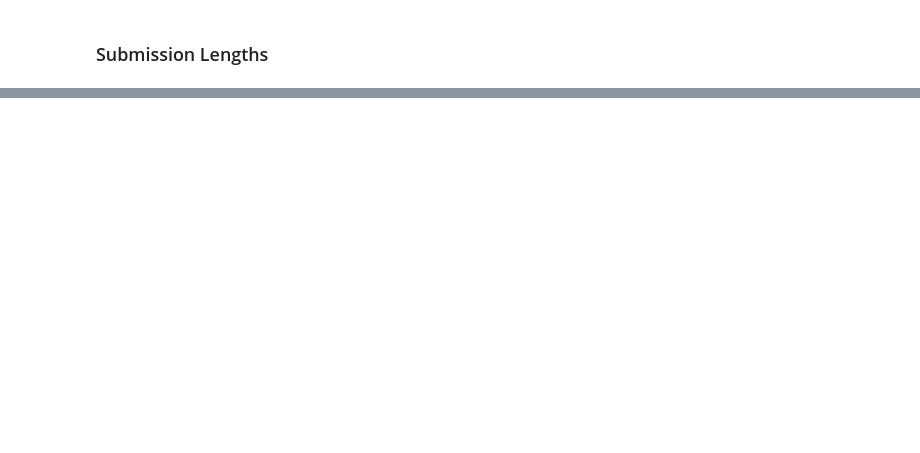
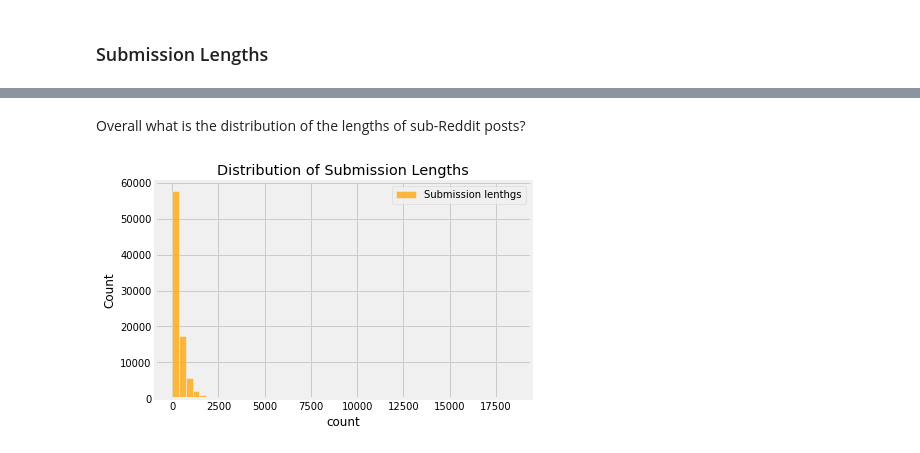
Before and after one commit to eileenhartnett/NLP-DeepLearning-Reddit-Project, a Jupyter notebook: notebooks/step3-EDA.ipynb, the cells around one changed output, grey strips where cells are left out. Cells and saved outputs as stored; diff of their text form; code cells hidden in the pictures; blank space fills up the shorter version.

```diff
--- a/notebooks/step3-EDA.ipynb
+++ b/notebooks/step3-EDA.ipynb
@@ -43,8 +58,2 @@ Name: subreddit, dtype: int64
 # %% [markdown]
 ### Submission Lengths
-# %%
-# Create a new column with submission length
-posts['text_length'] = posts['text'].map(len)
-# %%
-# Create a new column with number of words per submission
-posts['stems_word_count'] = posts['word_stems'].map(len)
@@ -157,0 +60,3 @@ df.sum().sort_values(ascending=False).head(20).plot(kind='barh');
+# %%
+# Create a new column with submission length
+posts['text_length'] = posts['text_clean'].map(len)
@@ -157,0 +91,9 @@ df.sum().sort_values(ascending=False).head(20).plot(kind='barh');
+# %% [markdown]
+Overall what is the distribution of the lengths of sub-Reddit posts?
+# %%
+sns.histplot(posts['text_length'], color = 'orange', label="Submission lenthgs",bins=50)
+plt.xlabel("count")
+plt.title("Distribution of Submission Lengths")
+plt.legend();
+# %% [output]
+[figure, added]
```
Also changed, not shown: parts of 40 cells of this notebook, 1 other file.
